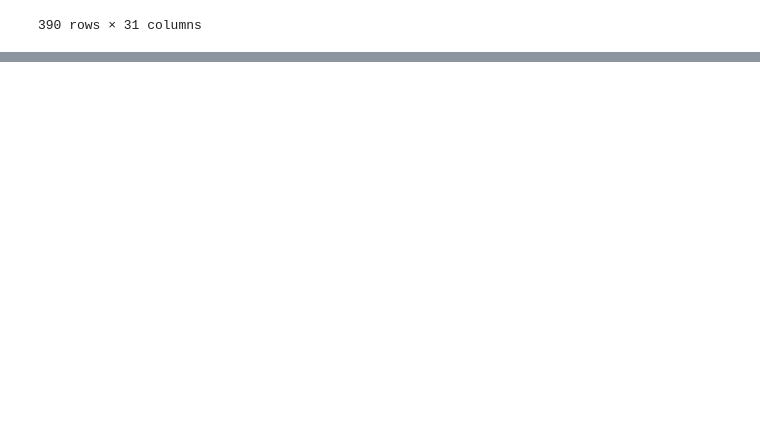
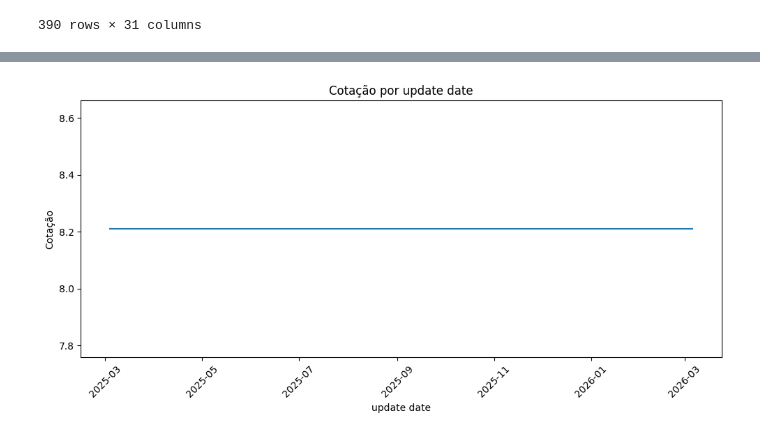
Before and after one commit to gusascorrea/magic_app, a Jupyter notebook: notebooks/testes.ipynb, the cells around one changed output, grey strips where cells are left out. Saved outputs shown, nothing was run; the diff lists cells and outputs as text; code cells hidden in the pictures; blank space fills up the shorter version.

```diff
--- a/notebooks/testes.ipynb
+++ b/notebooks/testes.ipynb
@@ -65,0 +110,17 @@ df
+# %%
+import matplotlib.pyplot as plt
+
+plot_df = df.loc[df.index == 'CSNA3'].copy()
+plot_df['update date'] = pd.to_datetime(plot_df['update date'])
+plot_df = plot_df.sort_values('update date')
+
+plt.figure(figsize=(10, 5))
+plt.plot(plot_df['update date'], plot_df['Cotação'])
+plt.xlabel('update date')
+plt.ylabel('Cotação')
+plt.title('Cotação por update date')
+plt.xticks(rotation=45)
+plt.tight_layout()
+plt.show()
+# %% [output]
+[figure, added]
```
Also changed, not shown: parts of 8 cells of this notebook, 3 other files.
